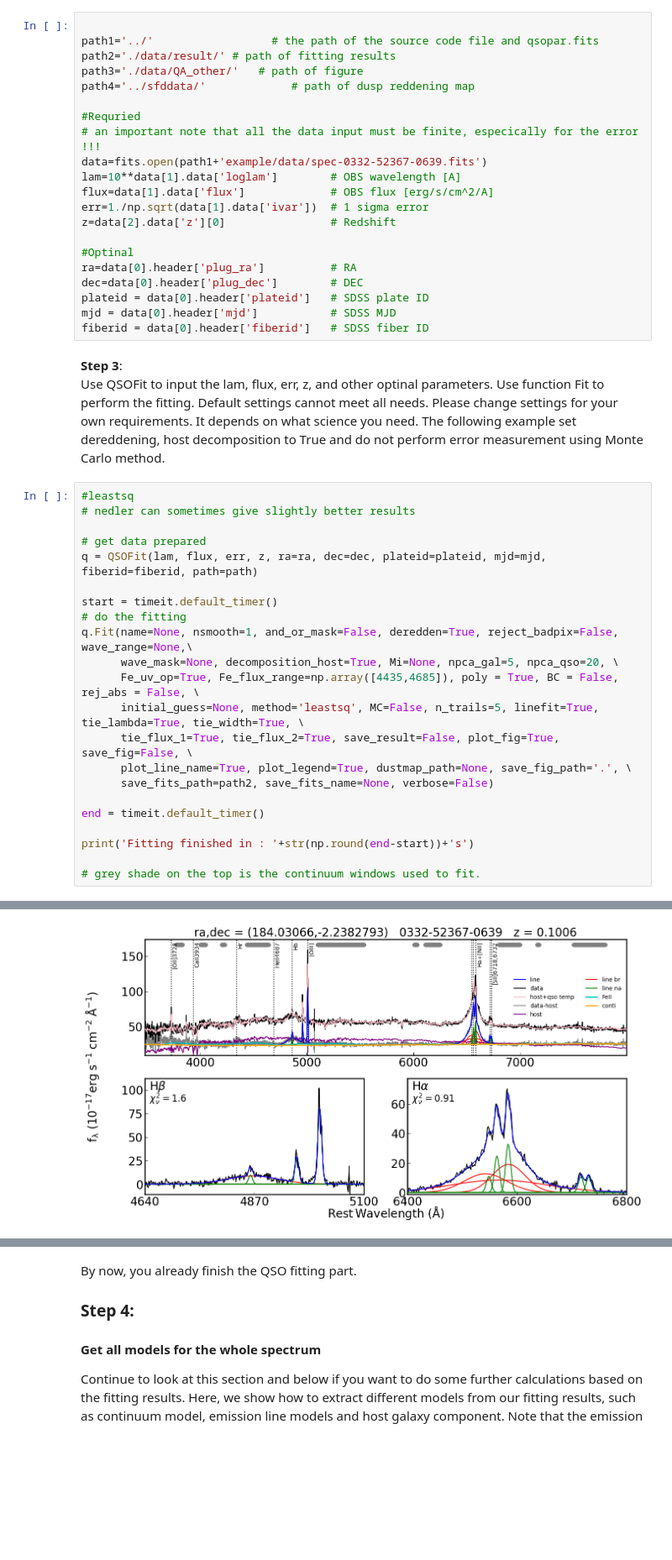
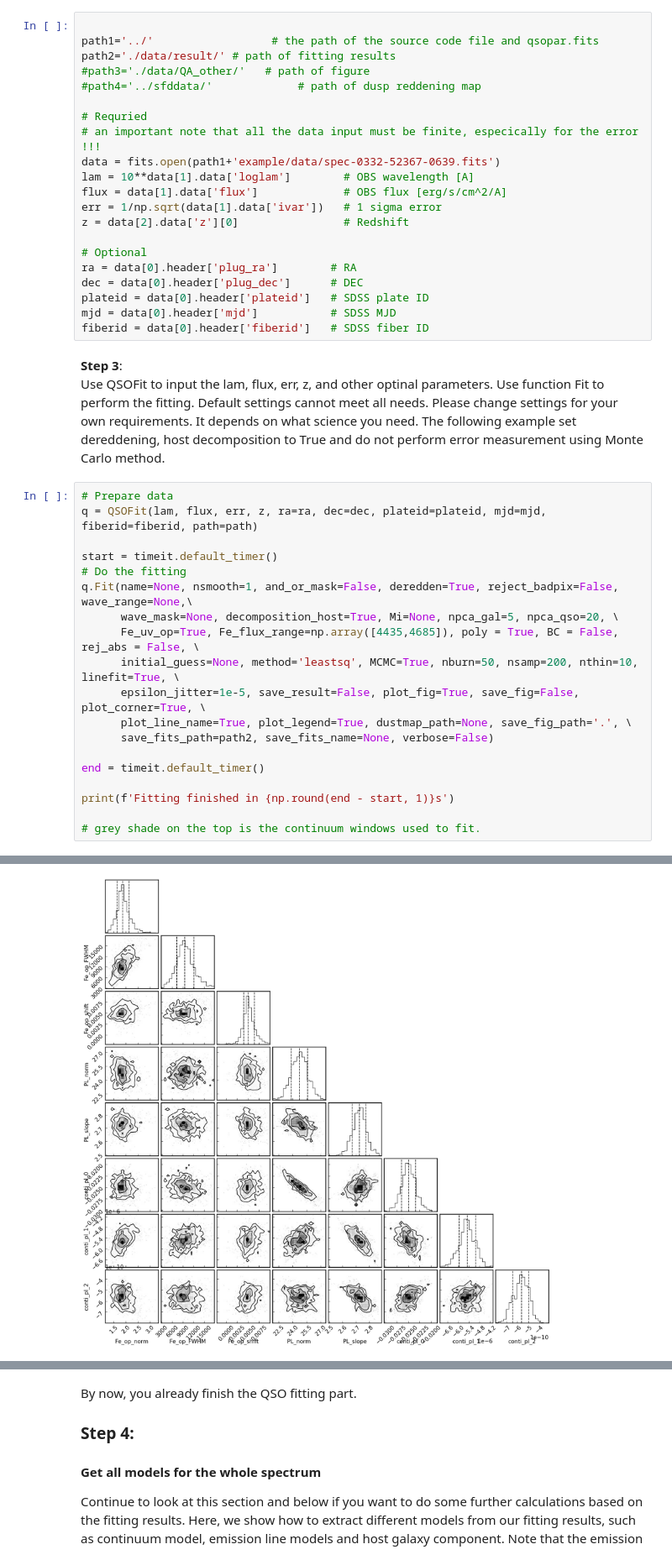
Before and after one commit to legolason/PyQSOFit, a Jupyter notebook: example/example.ipynb, the cells around one changed output, grey strips where cells are left out. Shown at 84% size. Saved outputs shown, nothing was run; the diff lists cells and outputs as text; blank space fills up the shorter version.

Commit message:
adding mcmc

```diff
--- a/example/example.ipynb
+++ b/example/example.ipynb
@@ -179,20 +180,20 @@ Setup the paths and read in your spectrum. Our code is written under the frame o
 
 path1='../'                  # the path of the source code file and qsopar.fits
 path2='./data/result/' # path of fitting results
-path3='./data/QA_other/'   # path of figure
-path4='../sfddata/'             # path of dusp reddening map
+#path3='./data/QA_other/'   # path of figure
+#path4='../sfddata/'             # path of dusp reddening map
 
-#Requried
+# Requried
 # an important note that all the data input must be finite, especically for the error !!!
-data=fits.open(path1+'example/data/spec-0332-52367-0639.fits')
-lam=10**data[1].data['loglam']        # OBS wavelength [A]
-flux=data[1].data['flux']             # OBS flux [erg/s/cm^2/A]
-err=1./np.sqrt(data[1].data['ivar'])  # 1 sigma error
-z=data[2].data['z'][0]                # Redshift
+data = fits.open(path1+'example/data/spec-0332-52367-0639.fits')
+lam = 10**data[1].data['loglam']        # OBS wavelength [A]
+flux = data[1].data['flux']             # OBS flux [erg/s/cm^2/A]
+err = 1/np.sqrt(data[1].data['ivar'])   # 1 sigma error
+z = data[2].data['z'][0]                # Redshift
 
-#Optinal
-ra=data[0].header['plug_ra']          # RA
-dec=data[0].header['plug_dec']        # DEC
+# Optional
+ra = data[0].header['plug_ra']        # RA
+dec = data[0].header['plug_dec']      # DEC
 plateid = data[0].header['plateid']   # SDSS plate ID
 mjd = data[0].header['mjd']           # SDSS MJD
 fiberid = data[0].header['fiberid']   # SDSS fiber ID
@@ -200,25 +201,22 @@ fiberid = data[0].header['fiberid']   # SDSS fiber ID
 __Step 3__:<br>
 Use QSOFit to input the lam, flux, err, z, and other optinal parameters. Use function Fit to perform the fitting. Default settings cannot meet all needs. Please change settings for your own requirements. It depends on what science you need. The following example set dereddening, host decomposition to True and do not perform error measurement using Monte Carlo method.
 # %%
-#leastsq
-# nedler can sometimes give slightly better results
-
-# get data prepared
+# Prepare data
 q = QSOFit(lam, flux, err, z, ra=ra, dec=dec, plateid=plateid, mjd=mjd, fiberid=fiberid, path=path)
 
 start = timeit.default_timer()
-# do the fitting
+# Do the fitting
 q.Fit(name=None, nsmooth=1, and_or_mask=False, deredden=True, reject_badpix=False, wave_range=None,\
       wave_mask=None, decomposition_host=True, Mi=None, npca_gal=5, npca_qso=20, \
       Fe_uv_op=True, Fe_flux_range=np.array([4435,4685]), poly = True, BC = False, rej_abs = False, \
-      initial_guess=None, method='leastsq', MC=False, n_trails=5, linefit=True, tie_lambda=True, tie_width=True, \
-      tie_flux_1=True, tie_flux_2=True, save_result=False, plot_fig=True, save_fig=False, \
+      initial_guess=None, method='leastsq', MCMC=True, nburn=50, nsamp=200, nthin=10, linefit=True, \
+      epsilon_jitter=1e-5, save_result=False, plot_fig=True, save_fig=False, plot_corner=True, \
       plot_line_name=True, plot_legend=True, dustmap_path=None, save_fig_path='.', \
       save_fits_path=path2, save_fits_name=None, verbose=False)
 
 end = timeit.default_timer()
 
-print('Fitting finished in : '+str(np.round(end-start))+'s')
+print(f'Fitting finished in {np.round(end - start, 1)}s')
 
 # grey shade on the top is the continuum windows used to fit.
 # %% [output]
@@ -227 +229 @@ Fitting finished in : 8.0s
-[figure, old version]
+[figure, new version]
```
Also changed, not shown: parts of 8 cells of this notebook, 1 other file.
